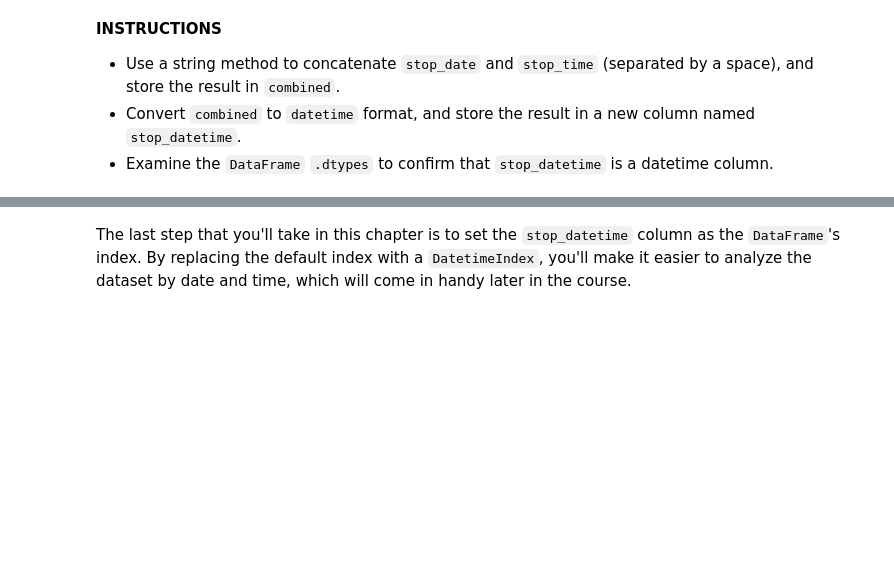
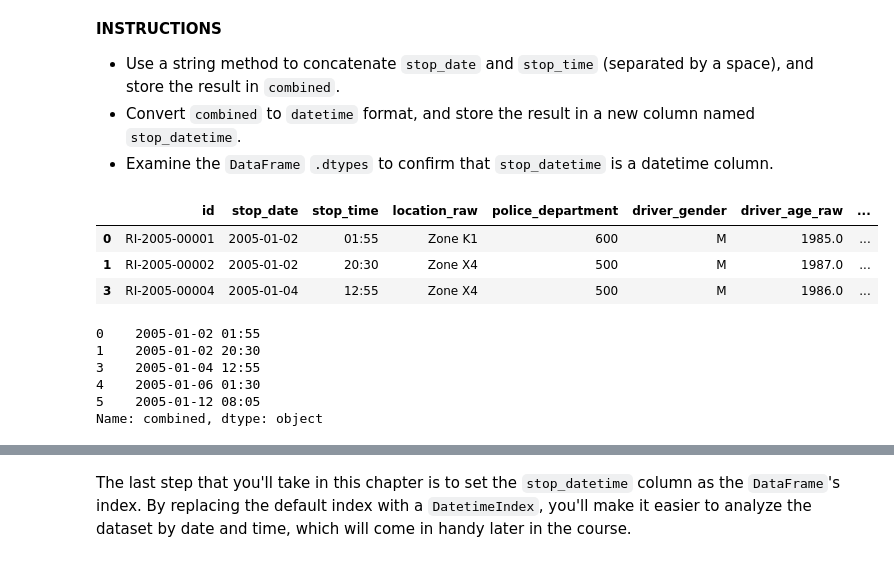
Before and after one commit to veyselaytekin1/EDA_DONE, a Jupyter notebook: EDA_Traffic_Police_Stops/01-Preparing The Data For Analysis(Student).ipynb, the cells around one changed output, grey strips where cells are left out. Saved outputs shown, nothing was run; the diff lists cells and outputs as text; code cells hidden in the pictures; blank space fills up the shorter version.

```diff
--- a/EDA_Traffic_Police_Stops/01-Preparing The Data For Analysis(Student).ipynb
+++ b/EDA_Traffic_Police_Stops/01-Preparing The Data For Analysis(Student).ipynb
@@ -21,8 +21,8 @@ Before beginning your analysis, it's important that you familiarize yourself wit
 import pandas as pd
 import numpy as np
 # %%
-df = pd.read_csv('police.csv')
-df
+ri = pd.read_csv('police.csv')
+ri
 # %% [output]
 |  | id | state | stop_date | stop_time | location_raw | county_name | county_fips | fine_grained_location | ... |
 | 0 | RI-2005-00001 | RI | 2005-01-02 | 01:55 | Zone K1 | NaN | NaN | NaN | ... |
@@ -95,0 +104,4 @@ You'll drop the ``county_name`` column because it only contains missing values,
+# %%
+ri = ri.drop(['county_name' ,'county_fips', 'fine_grained_location','search_type_raw','search_type', 'state'] , axis = 1)
+
+#I droped 6 columns
@@ -111,0 +148,5 @@ During this course, the ``driver_gender`` column will be critical to many of you
+# %%
+ri = ri.dropna(subset = ['driver_gender'] , how ='any')
+
+
+#cinsiyeti belli olmayan kisileri sildim, cünkü analizlerde gender'a göre yorumlama yapacagiz
@@ -126,0 +228,4 @@ Fixing the data type will enable us to use mathematical operations on the ``is_a
+# %%
+ri.is_arrested = ri.is_arrested.astype('bool')
+
+#type ni degistirdim
@@ -138,3 +247,10 @@ You'll combine these two columns into a single column, and then convert it to ``
 *    Use a string method to concatenate ``stop_date`` and ``stop_time`` (separated by a space), and store the result in ``combined``.
 *    Convert ``combined`` to ``datetime`` format, and store the result in a new column named ``stop_datetime``.
 *    Examine the ``DataFrame`` ``.dtypes`` to confirm that ``stop_datetime`` is a datetime column.
+# %%
+ri.head(3)
+# %% [output]
+|  | id | stop_date | stop_time | location_raw | police_department | driver_gender | driver_age_raw | ... |
+| 0 | RI-2005-00001 | 2005-01-02 | 01:55 | Zone K1 | 600 | M | 1985.0 | ... |
+| 1 | RI-2005-00002 | 2005-01-02 | 20:30 | Zone X4 | 500 | M | 1987.0 | ... |
+| 3 | RI-2005-00004 | 2005-01-04 | 12:55 | Zone X4 | 500 | M | 1986.0 | ... |
@@ -140,0 +259,9 @@ You'll combine these two columns into a single column, and then convert it to ``
+# %%
+ri['combined'].head()
+# %% [output]
+0    2005-01-02 01:55
+1    2005-01-02 20:30
+3    2005-01-04 12:55
+4    2005-01-06 01:30
+5    2005-01-12 08:05
+Name: combined, dtype: object
```
Also changed, not shown: parts of 26 cells of this notebook.
